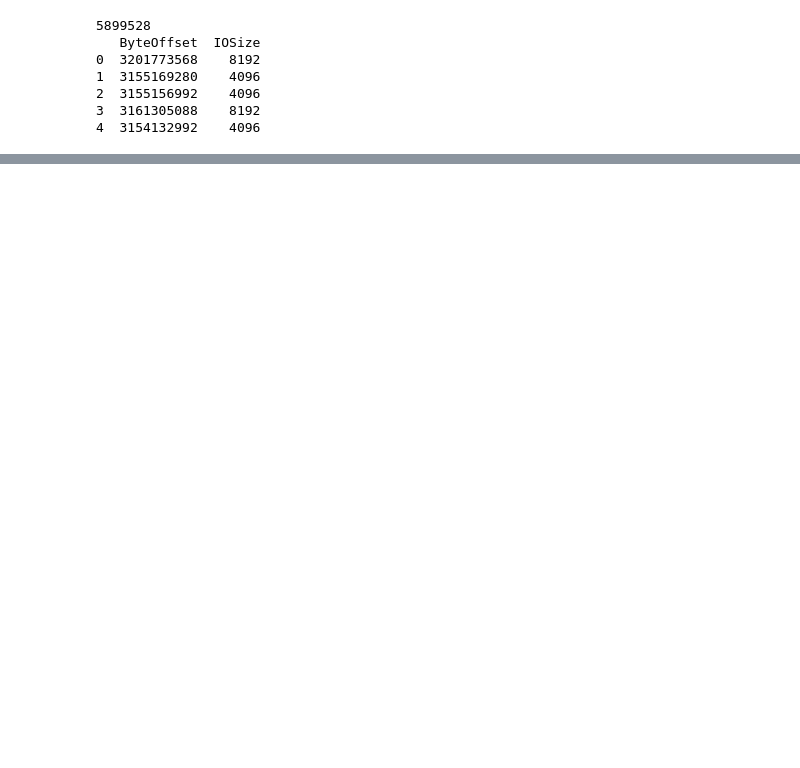
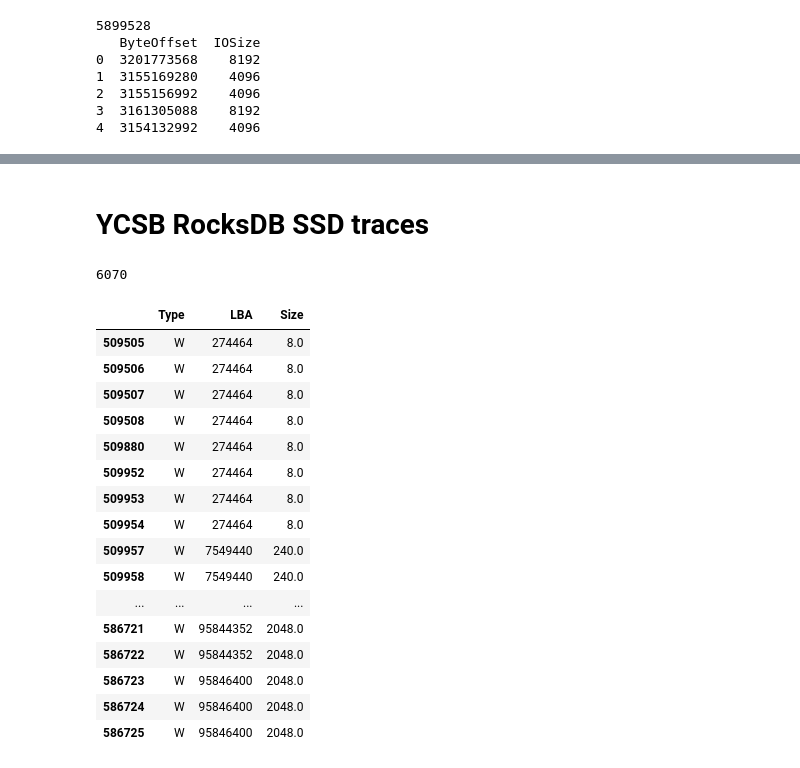
Before and after one commit to bithabib/flash_ssd_simulator_web, a Jupyter notebook: real_data/data_analysis/data_convert_for_ssd_simulator.ipynb, the cells around one changed output, grey strips where cells are left out. Cells and saved outputs as stored; diff of their text form; code cells hidden in the pictures; blank space fills up the shorter version.

Commit message:
Data convert for eyana simulator

```diff
--- a/real_data/data_analysis/data_convert_for_ssd_simulator.ipynb
+++ b/real_data/data_analysis/data_convert_for_ssd_simulator.ipynb
@@ -59,0 +95,38 @@ converted_trace.to_csv('../../real_data/trace/W2K8.TPCC.10-19-2007.12-51-PM.trac
+# %% [markdown]
+# YCSB RocksDB SSD traces
+# %%
+import pandas as pd
+
+file_path = '../../real_data/trace/ssdtrace-00'
+# %%
+import pandas as pd
+
+trace = pd.read_csv(file_path, delim_whitespace=True, header=None, usecols=[6, 7, 9])
+trace.columns = ['Type', 'LBA', 'Size']
+# %%
+# check in the type column if it is write or not if write store it in the new trace also check if the size less than 24
+# write_trace = trace[(trace['Type'] == 'W') & (trace['Size'] <= 24)]
+write_trace = trace[(trace['Type'] == 'W')]
+print(len(write_trace))
+# %% [output]
+6070
+# %%
+write_trace.head(50)
+# %% [output]
+|  | Type | LBA | Size |
+| 509505 | W | 274464 | 8.0 |
+| 509506 | W | 274464 | 8.0 |
+| 509507 | W | 274464 | 8.0 |
+| 509508 | W | 274464 | 8.0 |
+| 509880 | W | 274464 | 8.0 |
+| 509952 | W | 274464 | 8.0 |
+| 509953 | W | 274464 | 8.0 |
+| 509954 | W | 274464 | 8.0 |
+| 509957 | W | 7549440 | 240.0 |
+| 509958 | W | 7549440 | 240.0 |
+| ... | ... | ... | ... |
+| 586721 | W | 95844352 | 2048.0 |
+| 586722 | W | 95844352 | 2048.0 |
+| 586723 | W | 95846400 | 2048.0 |
+| 586724 | W | 95846400 | 2048.0 |
+| 586725 | W | 95846400 | 2048.0 |
```
Also changed, not shown: parts of 4 cells of this notebook, 1 other file.
